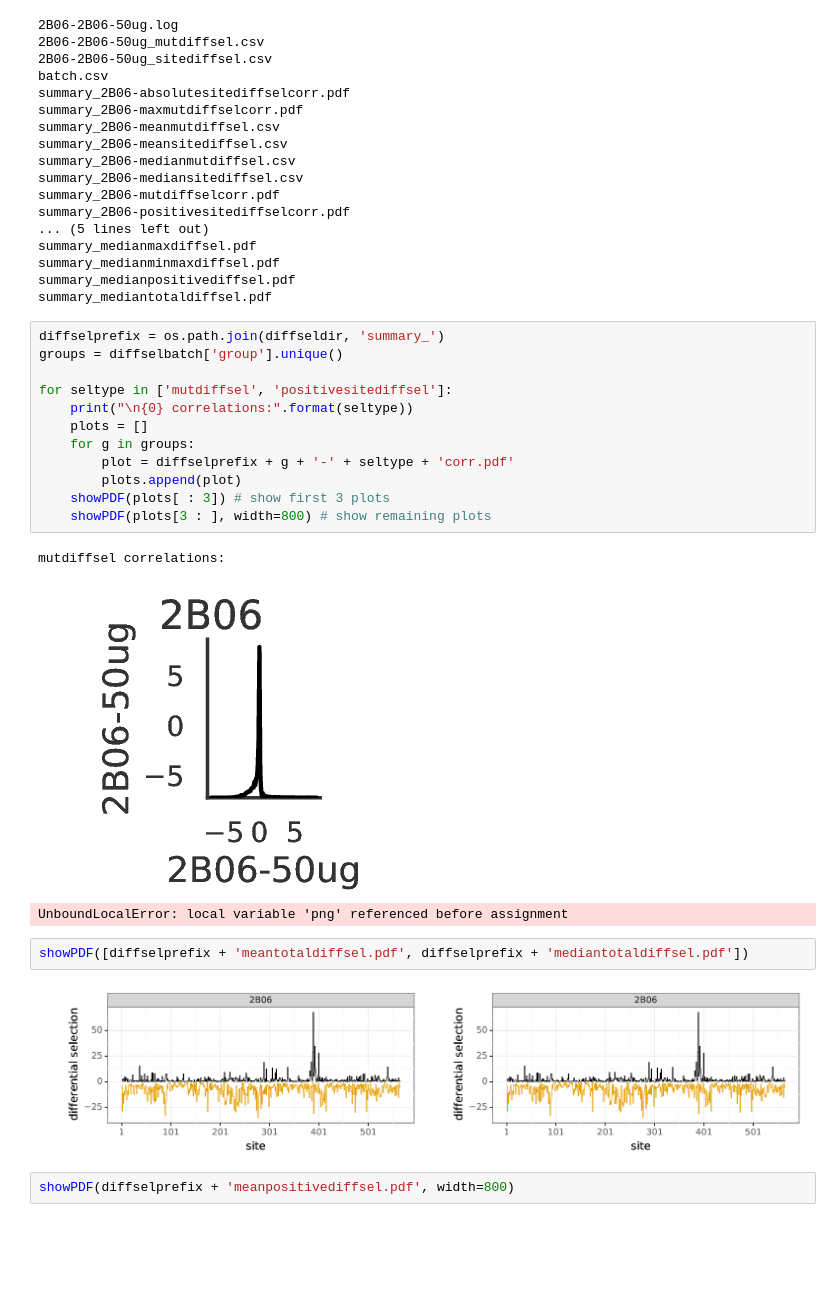
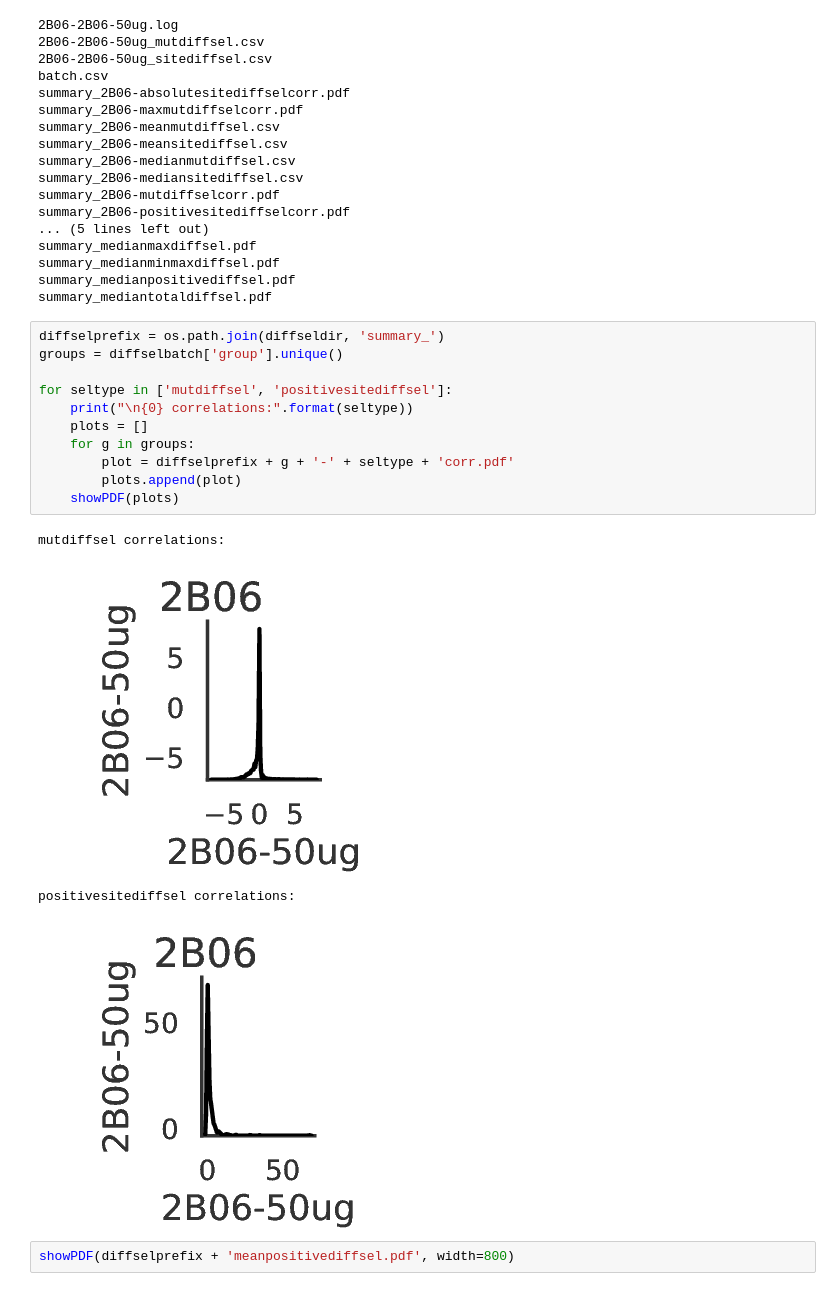
Before and after one commit to jbloomlab/2B06_DMS, a Jupyter notebook: analysis_notebook.ipynb, the cells around one changed output. Saved outputs shown, nothing was run; the diff lists cells and outputs as text; blank space fills up the shorter version.

```diff
--- a/analysis_notebook.ipynb
+++ b/analysis_notebook.ipynb
@@ -196,23 +223,19 @@ summary_mediantotaldiffsel.pdf
 # %%
 diffselprefix = os.path.join(diffseldir, 'summary_')
 groups = diffselbatch['group'].unique()
 
 for seltype in ['mutdiffsel', 'positivesitediffsel']:
     print("\n{0} correlations:".format(seltype))
     plots = []
     for g in groups:
         plot = diffselprefix + g + '-' + seltype + 'corr.pdf'
         plots.append(plot)
-    showPDF(plots[ : 3]) # show first 3 plots
-    showPDF(plots[3 : ], width=800) # show remaining plots
+    showPDF(plots)
 # %% [output]
 mutdiffsel correlations:
 [figure]
-UnboundLocalError: local variable 'png' referenced before assignment
+positivesitediffsel correlations:
+[figure, added]
-# %%
-showPDF([diffselprefix + 'meantotaldiffsel.pdf', diffselprefix + 'mediantotaldiffsel.pdf'])
-# %% [output]
-[figure, removed]
 # %%
 showPDF(diffselprefix + 'meanpositivediffsel.pdf', width=800)
 # %% [output]
```
Also changed, not shown: parts of 8 cells of this notebook.
